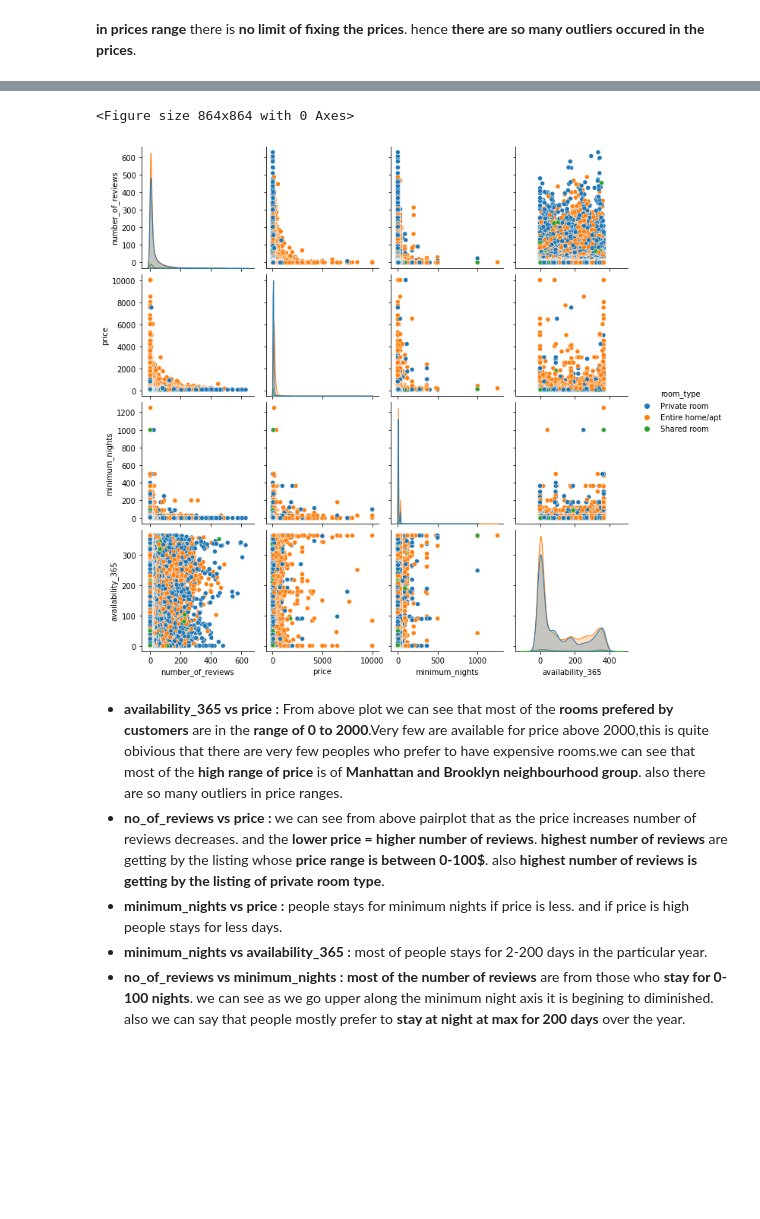
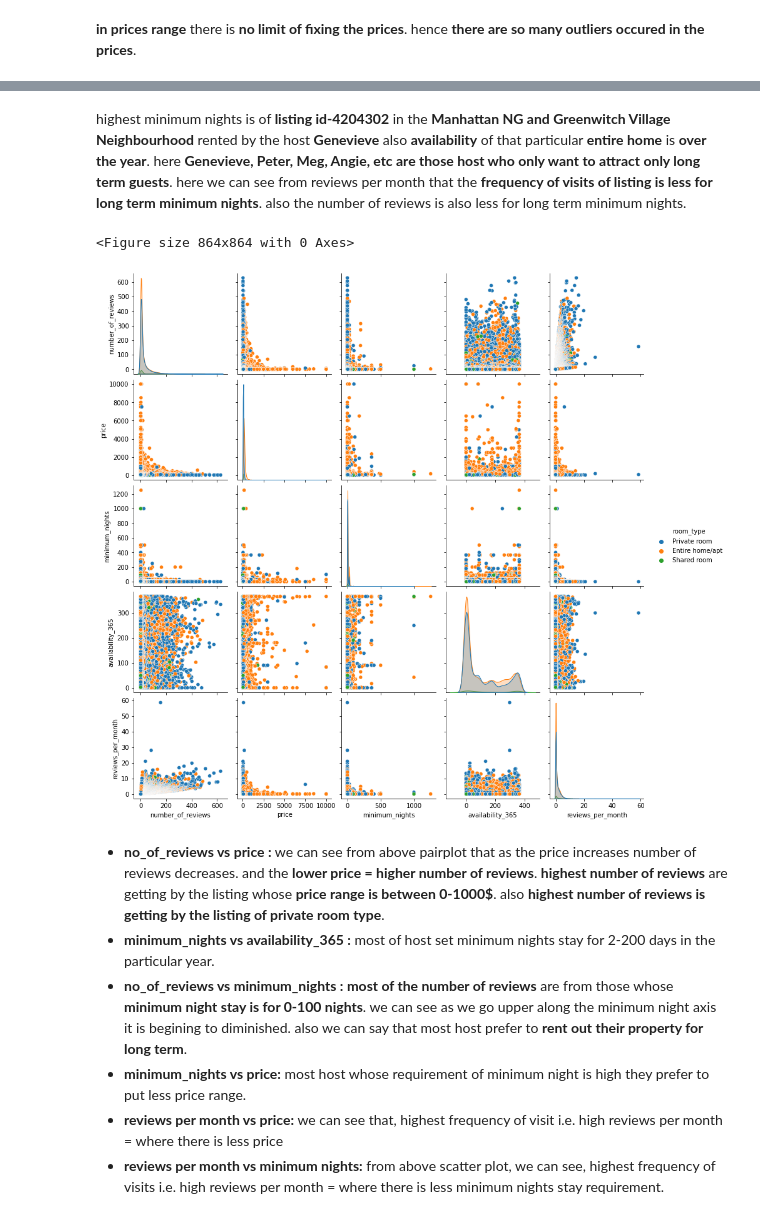
Before and after one commit to baradmukta/Airbnb-Booking-Analysis, a Jupyter notebook: eda_capstone_project_final.ipynb, the cells around one changed output, grey strips where cells are left out. Drawn from its saved outputs; the diff is of its cells as text; code cells hidden in the pictures; blank space fills up the shorter version.

```diff
--- a/eda_capstone_project_final.ipynb
+++ b/eda_capstone_project_final.ipynb
@@ -715,13 +662,16 @@ maximum stay of nights is by **listing id-4204302** in the **Manhattan NG and Gr
+# %% [markdown]
+highest minimum nights is of **listing id-4204302** in the **Manhattan NG and Greenwitch Village Neighbourhood** rented by the host **Genevieve** also **availability** of that particular **entire home** is **over the year**. here **Genevieve, Peter, Meg, Angie, etc are those host who only want to attract only long term guests**. here we can see from reviews per month that the **frequency of visits of listing is less for long term minimum nights**. also the number of reviews is also less for long term minimum nights.
 # %%
 plt.figure(figsize=(12,12))
-categorical_data = airbnb[['number_of_reviews','neighbourhood_group','price','room_type','minimum_nights','availability_365']]
+categorical_data = airbnb[['number_of_reviews','neighbourhood_group','price','room_type','minimum_nights','availability_365','reviews_per_month']]
 sns.pairplot(categorical_data,hue='room_type');
 # %% [output]
 <Figure size 864x864 with 0 Axes>
-[figure, old version]
+[figure, new version]
 # %% [markdown]
- * **availability_365 vs price :** From above plot we can see that most of the **rooms prefered by customers** are in the  **range of 0 to 2000**.Very few are available for price above 2000,this is quite obivious that there are very few peoples who prefer to have expensive rooms.we can see that most of the **high range of price** is of **Manhattan and Brooklyn neighbourhood group**. also there are so many outliers in price ranges.
- * **no_of_reviews vs price :** we can see from above pairplot that as the price increases number of reviews decreases. and the **lower price = higher number of reviews**. **highest number of reviews** are getting by the listing whose **price range is between 0-100$**. also **highest number of reviews is getting by the listing of private room type**.
- * **minimum_nights vs price :** people stays for minimum nights if price is less. and if price is high people stays for less days.
- * **minimum_nights vs availability_365 :** most of people stays for 2-200 days in the particular year.
- * **no_of_reviews vs minimum_nights :** **most of the number of reviews** are from those who **stay for 0-100 nights**. we can see as we go upper along the minimum night axis it is begining to diminished. also we can say that people mostly prefer to **stay at night at max for 200 days** over the year.
+ * **no_of_reviews vs price :** we can see from above pairplot that as the price increases number of reviews decreases. and the **lower price = higher number of reviews**. **highest number of reviews** are getting by the listing whose **price range is between 0-1000$**. also **highest number of reviews is getting by the listing of private room type**.
+ * **minimum_nights vs availability_365 :** most of host set minimum nights stay for 2-200 days in the particular year.
+ * **no_of_reviews vs minimum_nights :** **most of the number of reviews** are from those whose **minimum night stay is for 0-100 nights**. we can see as we go upper along the minimum night axis it is begining to diminished. also we can say that most host prefer to **rent out their property for long term**.
+ * **minimum_nights vs price:** most host whose requirement of minimum night is high they prefer to put less price range.
+ * **reviews per month vs price:** we can see that, highest frequency of visit i.e. high reviews per month = where there is less price
+ * **reviews per month vs minimum nights:** from above scatter plot, we can see, highest frequency of visits i.e. high reviews per month = where there is less minimum nights stay requirement.
```
Also changed, not shown: parts of 50 cells of this notebook.
